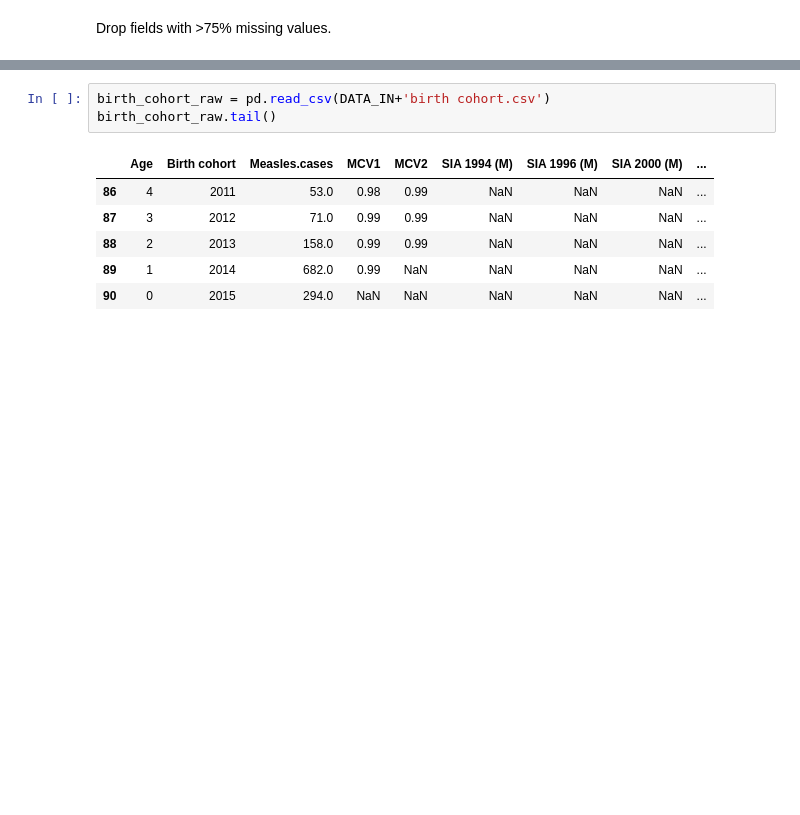
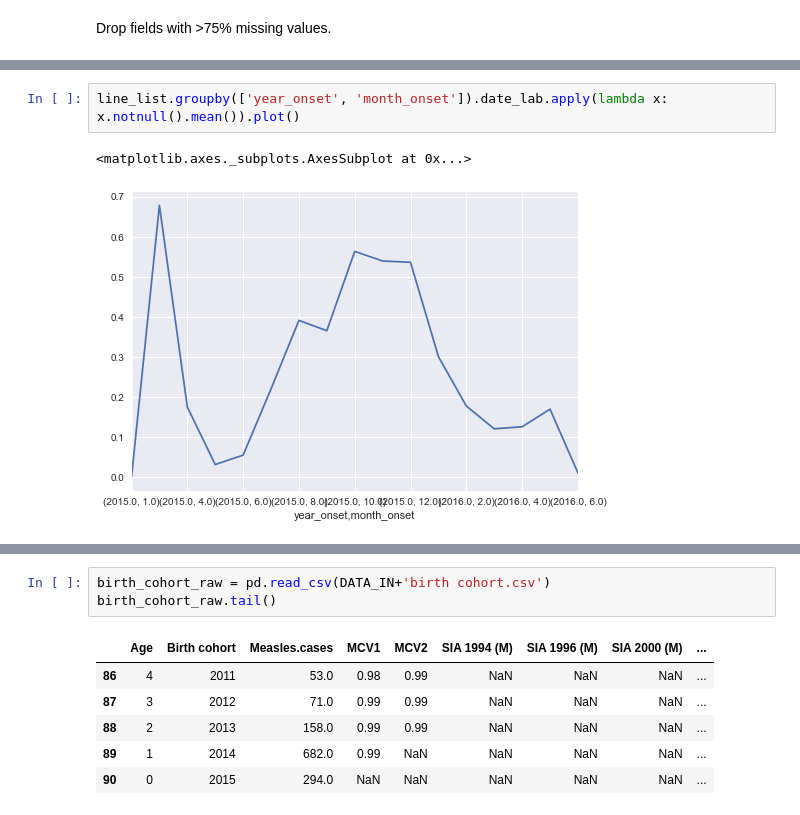
Before and after one commit to fonnesbeck/mongolia_measles, a Jupyter notebook: notebooks/Data Processing.ipynb, the cells around one changed output, grey strips where cells are left out. Drawn from its saved outputs; the diff is of its cells as text; blank space fills up the shorter version.

```diff
--- a/notebooks/Data Processing.ipynb
+++ b/notebooks/Data Processing.ipynb
@@ -46,0 +163,5 @@ dtype: int64
+# %%
+line_list.groupby(['year_onset', 'month_onset']).date_lab.apply(lambda x: x.notnull().mean()).plot()
+# %% [output]
+<matplotlib.axes._subplots.AxesSubplot at 0x...>
+[figure, added]
```
Also changed, not shown: parts of 34 cells of this notebook, 2 other files.
